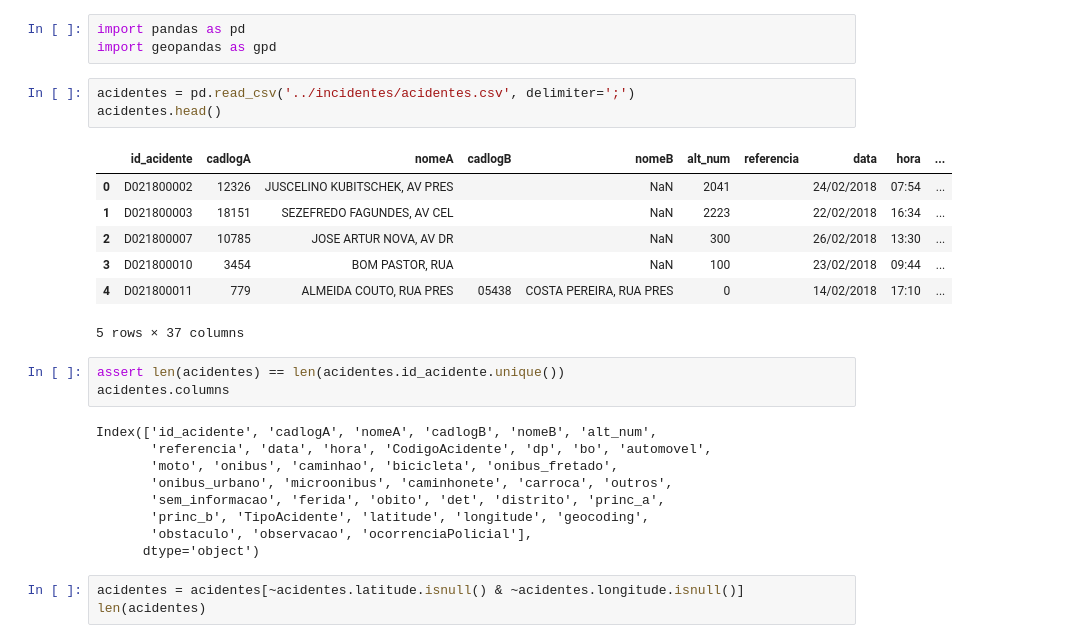
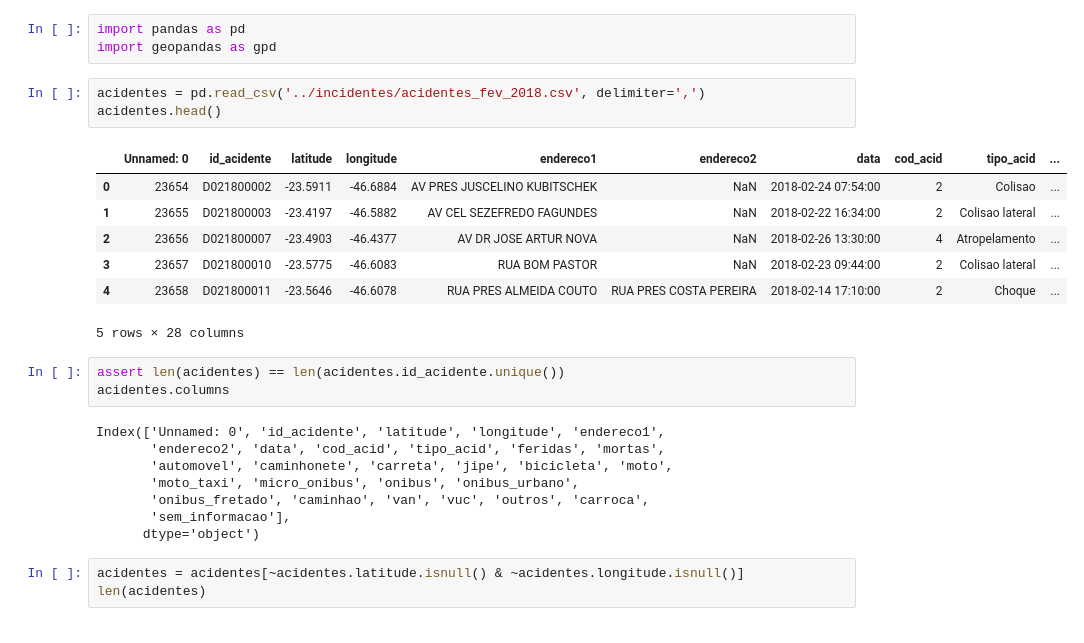
Before and after one commit to ezambomsantana/radartona, a Jupyter notebook: notebooks/Radares-vs-Acidentes.ipynb, the cells around one changed output. Saved outputs shown, nothing was run; the diff lists cells and outputs as text.

```diff
--- a/notebooks/Radares-vs-Acidentes.ipynb
+++ b/notebooks/Radares-vs-Acidentes.ipynb
@@ -6,27 +6,26 @@ Acidentes
 import pandas as pd
 import geopandas as gpd
 # %%
-acidentes = pd.read_csv('../incidentes/acidentes.csv', delimiter=';')
+acidentes = pd.read_csv('../incidentes/acidentes_fev_2018.csv', delimiter=',')
 acidentes.head()
 # %% [output]
-|  | id_acidente | cadlogA | nomeA | cadlogB | nomeB | alt_num | referencia | data | hora | ... |
-| 0 | D021800002 | 12326 | JUSCELINO KUBITSCHEK, AV PRES |  | NaN | 2041 |  | 24/02/2018 | 07:54 | ... |
-| 1 | D021800003 | 18151 | SEZEFREDO FAGUNDES, AV CEL |  | NaN | 2223 |  | 22/02/2018 | 16:34 | ... |
-| 2 | D021800007 | 10785 | JOSE ARTUR NOVA, AV DR |  | NaN | 300 |  | 26/02/2018 | 13:30 | ... |
-| 3 | D021800010 | 3454 | BOM PASTOR, RUA |  | NaN | 100 |  | 23/02/2018 | 09:44 | ... |
-| 4 | D021800011 | 779 | ALMEIDA COUTO, RUA PRES | 05438 | COSTA PEREIRA, RUA PRES | 0 |  | 14/02/2018 | 17:10 | ... |
+|  | Unnamed: 0 | id_acidente | latitude | longitude | endereco1 | endereco2 | data | cod_acid | tipo_acid | ... |
+| 0 | 23654 | D021800002 | -23.5911 | -46.6884 | AV PRES JUSCELINO KUBITSCHEK | NaN | 2018-02-24 07:54:00 | 2 | Colisao | ... |
+| 1 | 23655 | D021800003 | -23.4197 | -46.5882 | AV CEL SEZEFREDO FAGUNDES | NaN | 2018-02-22 16:34:00 | 2 | Colisao lateral | ... |
+| 2 | 23656 | D021800007 | -23.4903 | -46.4377 | AV DR JOSE ARTUR NOVA | NaN | 2018-02-26 13:30:00 | 4 | Atropelamento | ... |
+| 3 | 23657 | D021800010 | -23.5775 | -46.6083 | RUA BOM PASTOR | NaN | 2018-02-23 09:44:00 | 2 | Colisao lateral | ... |
+| 4 | 23658 | D021800011 | -23.5646 | -46.6078 | RUA PRES ALMEIDA COUTO | RUA PRES COSTA PEREIRA | 2018-02-14 17:10:00 | 2 | Choque | ... |
-5 rows × 37 columns
+5 rows × 28 columns
 # %%
 assert len(acidentes) == len(acidentes.id_acidente.unique())
 acidentes.columns
 # %% [output]
-Index(['id_acidente', 'cadlogA', 'nomeA', 'cadlogB', 'nomeB', 'alt_num',
-       'referencia', 'data', 'hora', 'CodigoAcidente', 'dp', 'bo', 'automovel',
-       'moto', 'onibus', 'caminhao', 'bicicleta', 'onibus_fretado',
-       'onibus_urbano', 'microonibus', 'caminhonete', 'carroca', 'outros',
-       'sem_informacao', 'ferida', 'obito', 'det', 'distrito', 'princ_a',
-       'princ_b', 'TipoAcidente', 'latitude', 'longitude', 'geocoding',
-       'obstaculo', 'observacao', 'ocorrenciaPolicial'],
+Index(['Unnamed: 0', 'id_acidente', 'latitude', 'longitude', 'endereco1',
+       'endereco2', 'data', 'cod_acid', 'tipo_acid', 'feridas', 'mortas',
+       'automovel', 'caminhonete', 'carreta', 'jipe', 'bicicleta', 'moto',
+       'moto_taxi', 'micro_onibus', 'onibus', 'onibus_urbano',
+       'onibus_fretado', 'caminhao', 'van', 'vuc', 'outros', 'carroca',
+       'sem_informacao'],
       dtype='object')
 # %%
 acidentes = acidentes[~acidentes.latitude.isnull() & ~acidentes.longitude.isnull()]
```
Also changed, not shown: parts of 4 cells of this notebook, 7 other files.
